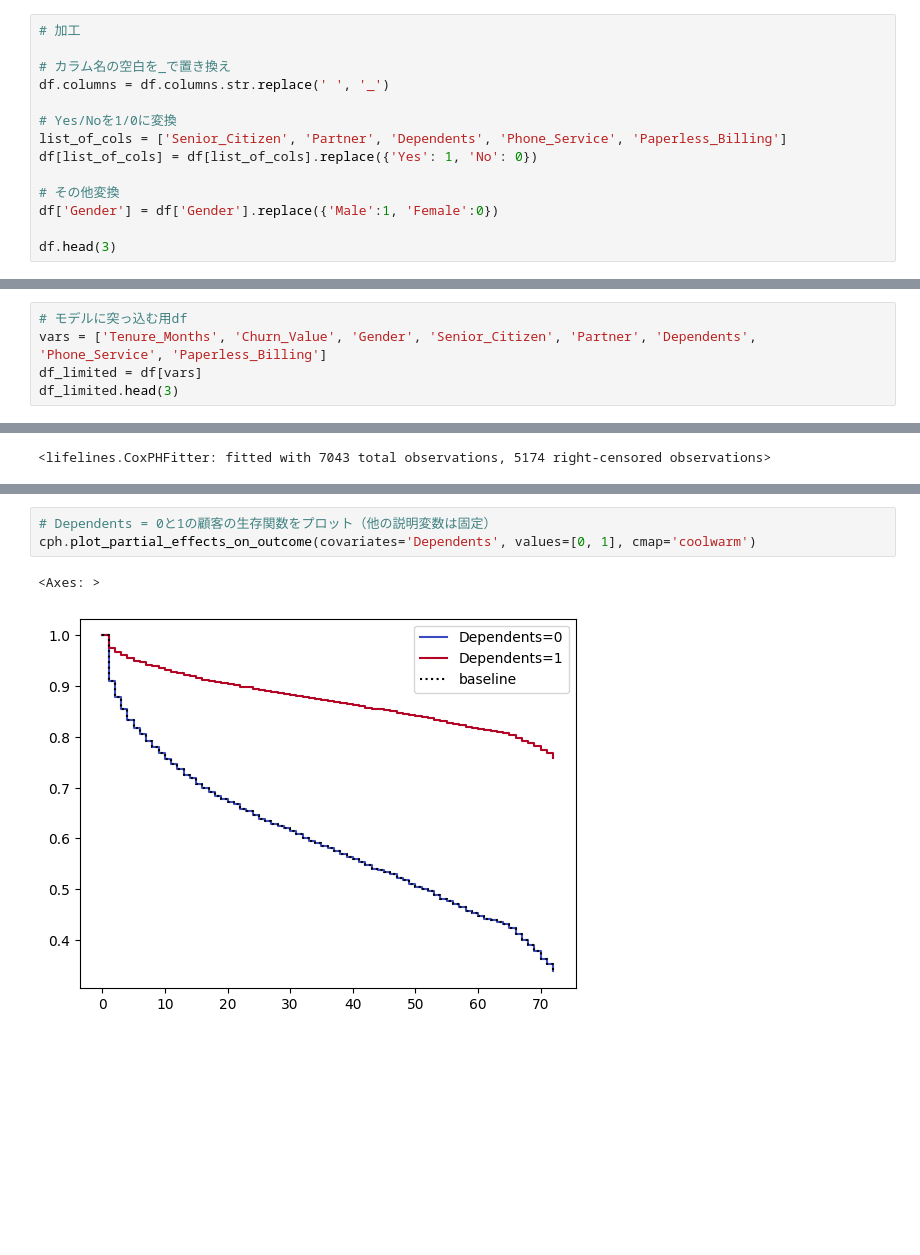
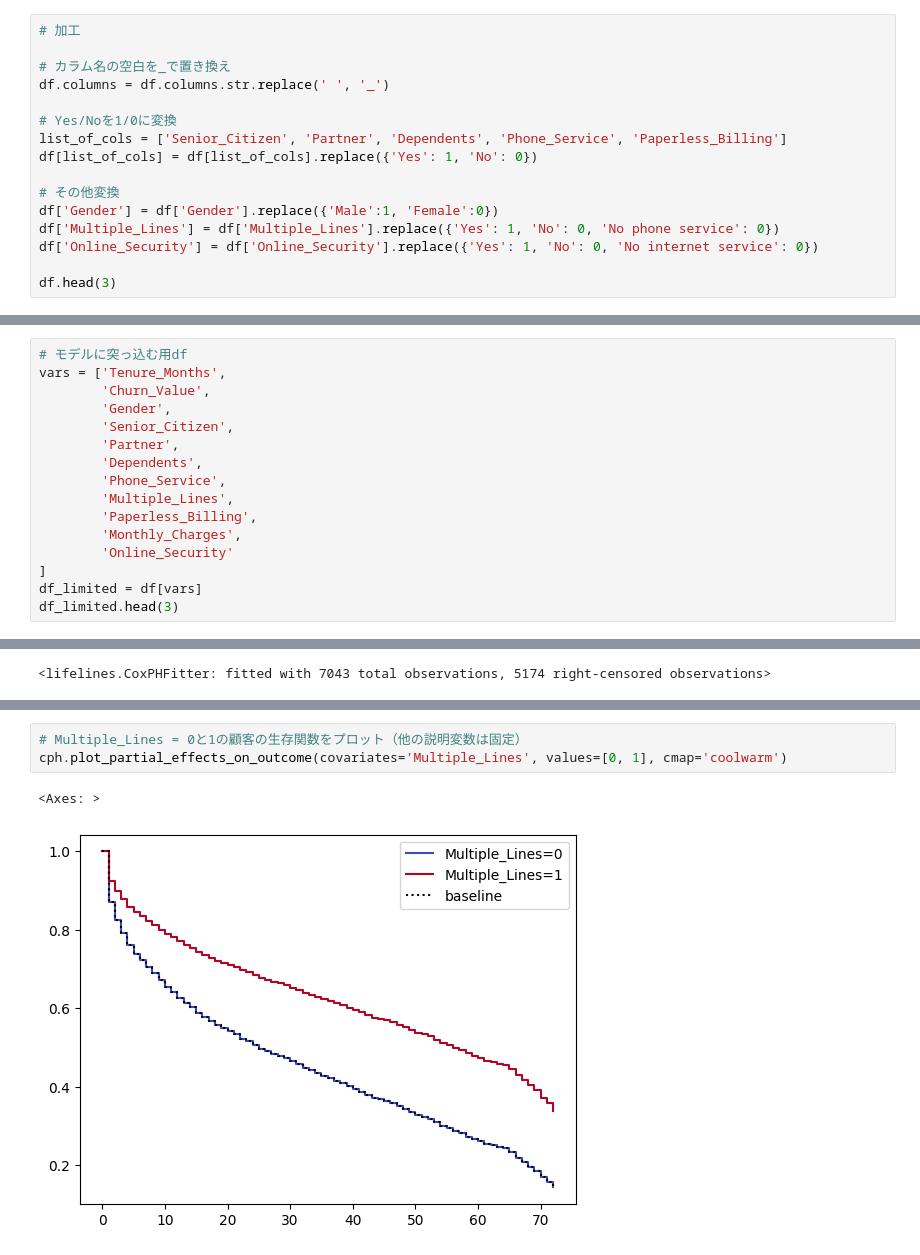
Before and after one commit to Kay-YOSHI/Survival-Analysis, a Jupyter notebook: survival_analysis.ipynb, the cells around one changed output, grey strips where cells are left out. Saved outputs shown, nothing was run; the diff lists cells and outputs as text; blank space fills up the shorter version.

```diff
--- a/survival_analysis.ipynb
+++ b/survival_analysis.ipynb
@@ -84,6 +113,8 @@ df[list_of_cols] = df[list_of_cols].replace({'Yes': 1, 'No': 0})
 
 # その他変換
 df['Gender'] = df['Gender'].replace({'Male':1, 'Female':0})
+df['Multiple_Lines'] = df['Multiple_Lines'].replace({'Yes': 1, 'No': 0, 'No phone service': 0})
+df['Online_Security'] = df['Online_Security'].replace({'Yes': 1, 'No': 0, 'No internet service': 0})
 
 df.head(3)
 # %% [output]
@@ -94,7 +125,18 @@ df.head(3)
 3 rows × 33 columns
 # %%
 # モデルに突っ込む用df
-vars = ['Tenure_Months', 'Churn_Value', 'Gender', 'Senior_Citizen', 'Partner', 'Dependents', 'Phone_Service', 'Paperless_Billing']
+vars = ['Tenure_Months',
+        'Churn_Value',
+        'Gender',
+        'Senior_Citizen',
+        'Partner',
+        'Dependents',
+        'Phone_Service',
+        'Multiple_Lines',
+        'Paperless_Billing',
+        'Monthly_Charges',
+        'Online_Security'
+]
 df_limited = df[vars]
 df_limited.head(3)
 # %% [output]
@@ -200,6 +256,6 @@ surv_func
 # %%
-# Dependents = 0と1の顧客の生存関数をプロット（他の説明変数は固定）
-cph.plot_partial_effects_on_outcome(covariates='Dependents', values=[0, 1], cmap='coolwarm')
+# Multiple_Lines = 0と1の顧客の生存関数をプロット（他の説明変数は固定）
+cph.plot_partial_effects_on_outcome(covariates='Multiple_Lines', values=[0, 1], cmap='coolwarm')
 # %% [output]
 <Axes: >
-[figure, old version]
+[figure, new version]
```
Also changed, not shown: parts of 19 cells of this notebook.
